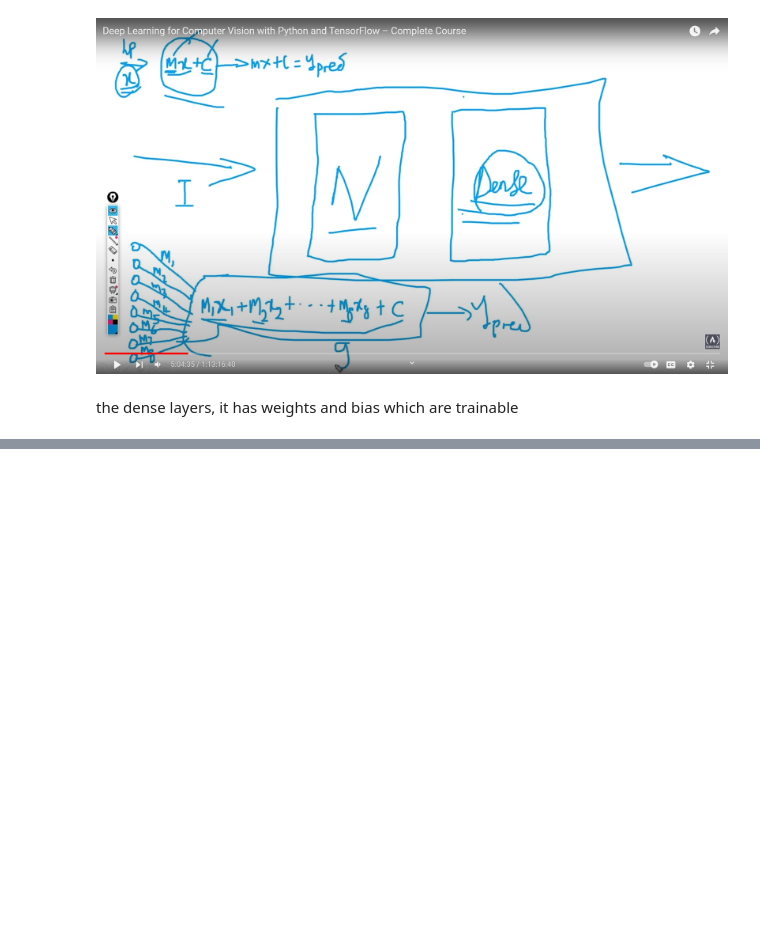
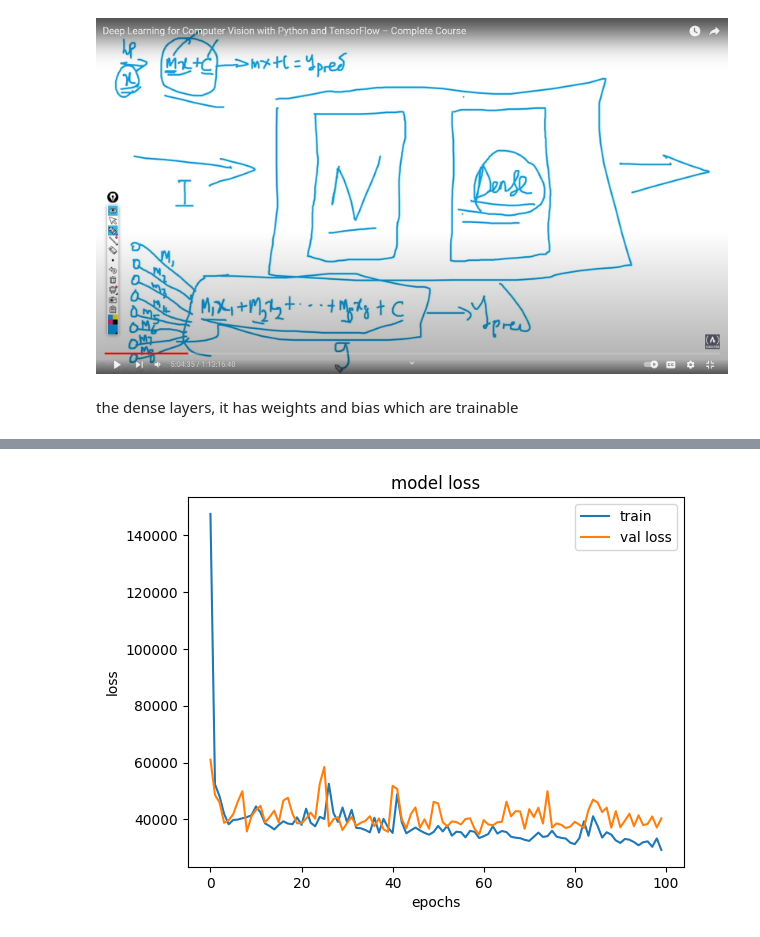
Before and after one commit to Vivek084c/Computer_Vision, a Jupyter notebook: 2)Project_Car_Price_prediction_using_DL/main.ipynb, the cells around one changed output, grey strips where cells are left out. Saved outputs shown, nothing was run; the diff lists cells and outputs as text; code cells hidden in the pictures; blank space fills up the shorter version.

Commit message:
created predtion model and evaluated performance

```diff
--- a/2)Project_Car_Price_prediction_using_DL/main.ipynb
+++ b/2)Project_Car_Price_prediction_using_DL/main.ipynb
@@ -129,0 +140,5 @@ print(X.shape)
+# %%
+Xval=X[int(DATASET_SIZE*TRAIN_RATIO):int(DATASET_SIZE*(VAL_RATION+TRAIN_RATIO))]
+Yval=Y[int(DATASET_SIZE*TRAIN_RATIO):int(DATASET_SIZE*(VAL_RATION+TRAIN_RATIO))]
+print(Xval.shape)
+print(Yval.shape)
@@ -153,9 +179,12 @@ the first five data set after normalization :
 # %%
 #defining the model
 model=tf.keras.Sequential([
+    InputLayer(input_shape=(8,)),
     normal,
+    Dense(128,activation="relu"),
+    Dense(128,activation="relu"),
+    Dense(128,activation="relu"),
     Dense(1)
 ])
-
 model.summary()
 # %% [output]
@@ -187,0 +222,4 @@ tf.keras.utils.plot_model(model,to_file="model.png",show_shapes=True)
+# %%
+model.compile(optimizer=Adam(learning_rate=0.1),loss=MeanAbsoluteError(),metrics=[RootMeanSquaredError()])
+# %%
+history=model.fit(Xtrain,Ytrain,validation_data=(Xval,Yval),epochs=100,verbose=1)
@@ -187,0 +264,10 @@ tf.keras.utils.plot_model(model,to_file="model.png",show_shapes=True)
+# %%
+plt.plot(history.history["loss"])
+plt.plot(history.history["val_loss"])
+plt.title("model loss")
+plt.xlabel("epochs")
+plt.ylabel("loss")
+plt.legend(['train',"val loss"])
+plt.show()
+# %% [output]
+[figure, added]
```
Also changed, not shown: parts of 23 cells of this notebook.
